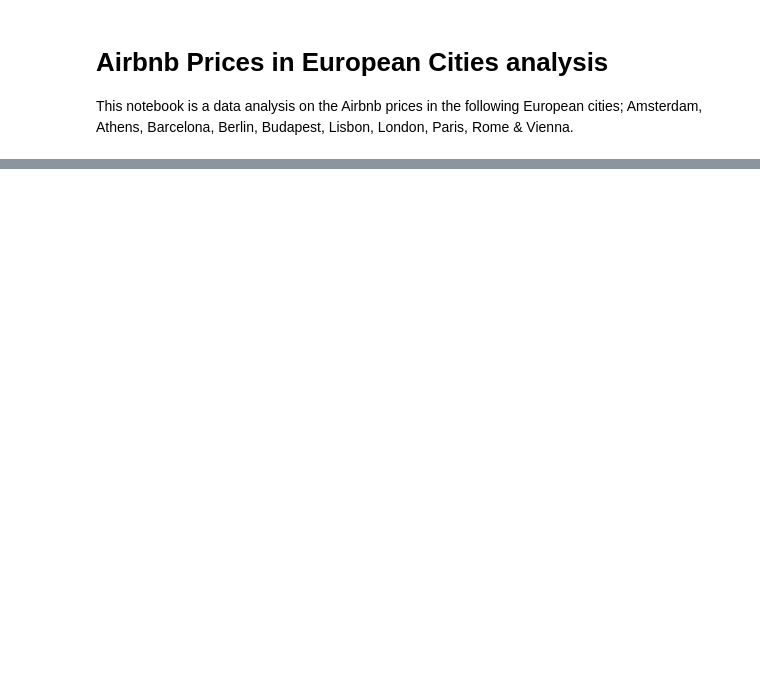
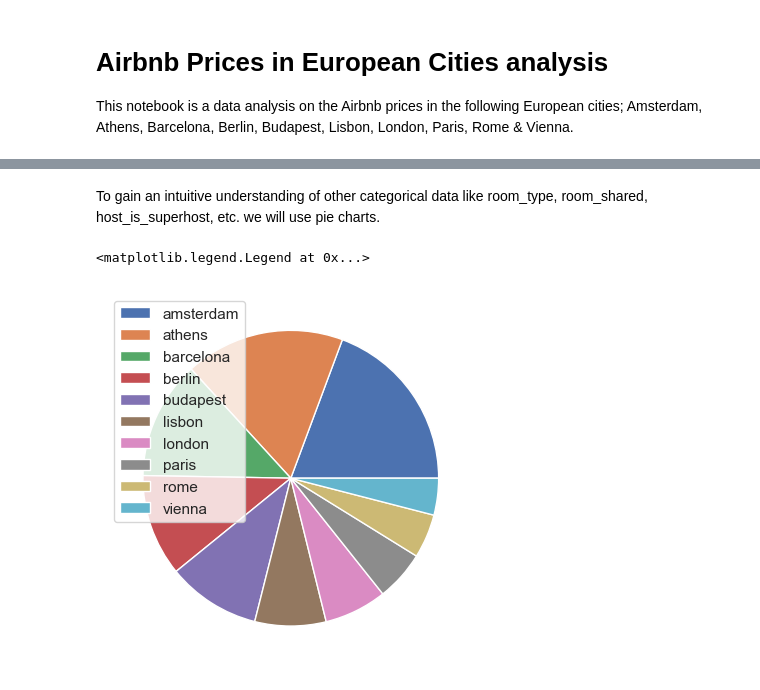
Before and after one commit to LarsBoertjes/DS201, a Jupyter notebook: AirbnbPricesEuropeanCitiesAnalysis.ipynb, the cells around one changed output, grey strips where cells are left out. Saved outputs shown, nothing was run; the diff lists cells and outputs as text; code cells hidden in the pictures; blank space fills up the shorter version.

```diff
--- a/AirbnbPricesEuropeanCitiesAnalysis.ipynb
+++ b/AirbnbPricesEuropeanCitiesAnalysis.ipynb
@@ -69 +189,9 @@ the features of the datasets are as follows:
+# %% [markdown]
+To gain an intuitive understanding of other categorical data like room_type, room_shared, host_is_superhost, etc. we will use pie charts.
+# %%
+plt.pie(europe_data.city.value_counts())
+plt.legend(europe_data.city.unique())
+# %% [output]
+<matplotlib.legend.Legend at 0x...>
+[figure, added]
 # %% [markdown]
```
Also changed, not shown: parts of 36 cells of this notebook.
